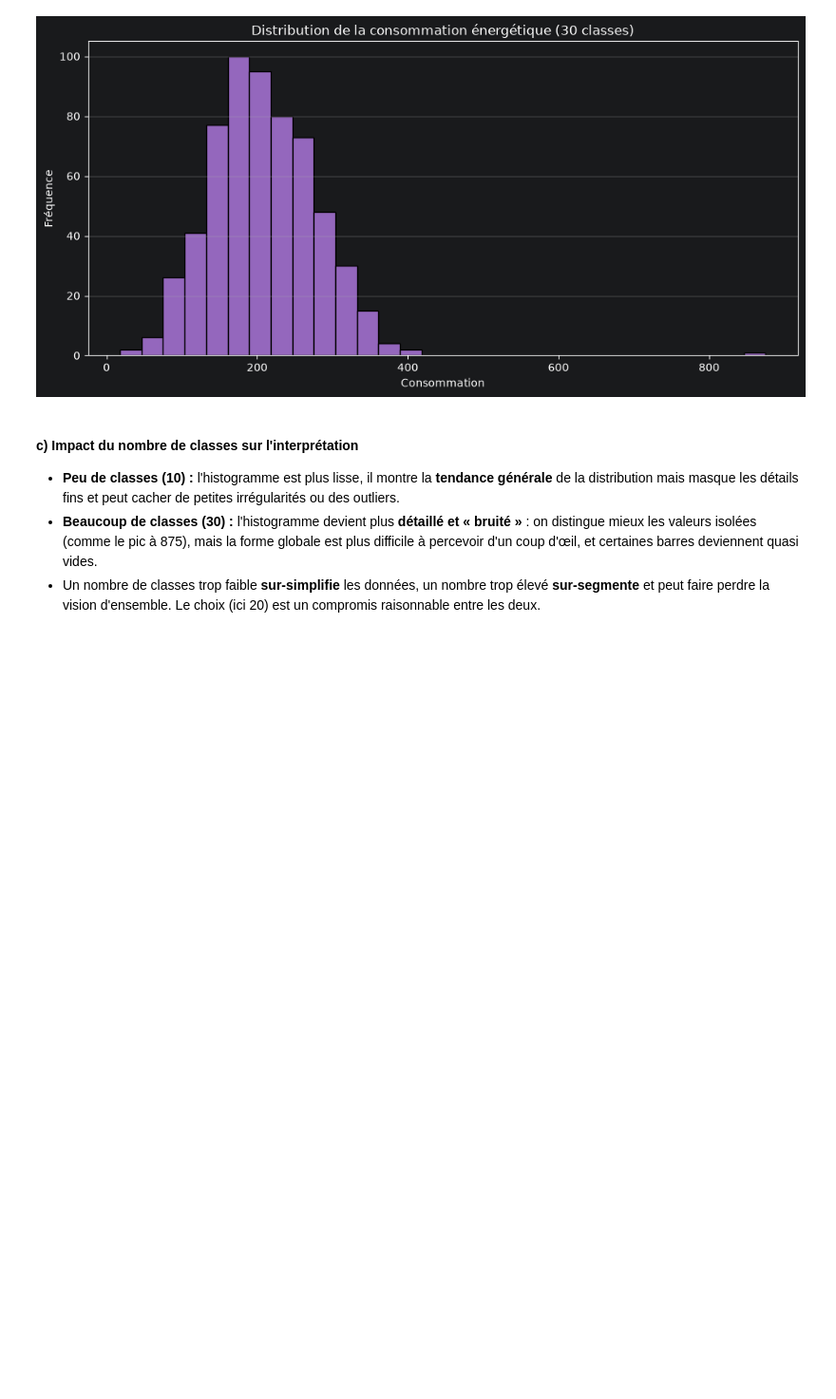
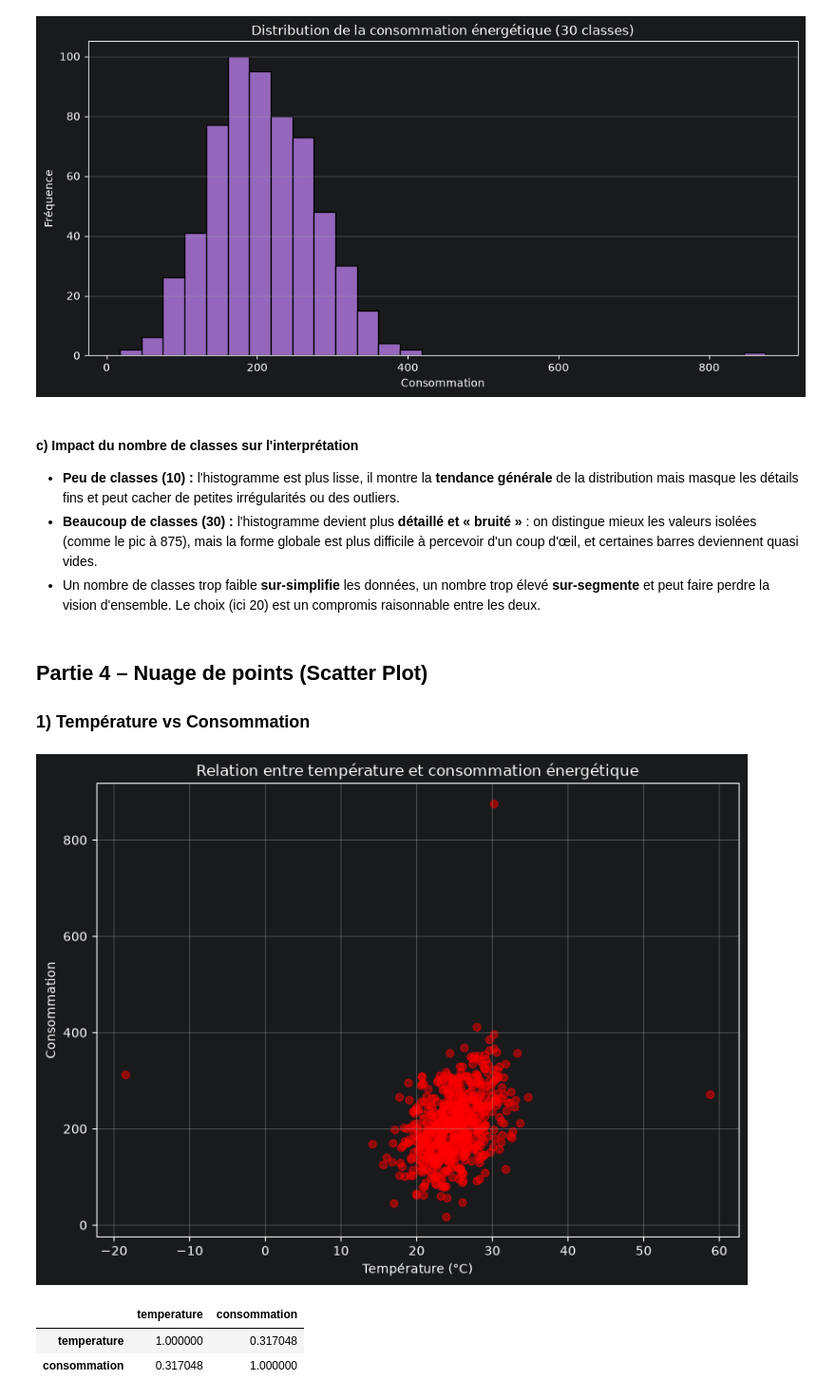
Before and after one commit to massamba0809/atelier_matplotlib_iot, a Jupyter notebook: notebooks/atelier_matplotlib_iot.ipynb, the cells around one changed output. Shown at 95% size. Drawn from its saved outputs; the diff is of its cells as text; code cells hidden in the pictures; blank space fills up the shorter version.

Commit message:
Partie 4 : scatter plot température vs consommation

```diff
--- a/notebooks/atelier_matplotlib_iot.ipynb
+++ b/notebooks/atelier_matplotlib_iot.ipynb
@@ -198,3 +198,24 @@ plt.show()
 - Un nombre de classes trop faible **sur-simplifie** les données, un nombre trop élevé **sur-segmente**
   et peut faire perdre la vision d'ensemble. Le choix (ici 20) est un compromis raisonnable entre les
   deux.
+# %% [markdown]
+## Partie 4 – Nuage de points (Scatter Plot)
+
+### 1) Température vs Consommation
+# %%
+plt.figure(figsize=(8, 6))
+plt.scatter(df["temperature"], df["consommation"], alpha=0.5, color="red")
+plt.title("Relation entre température et consommation énergétique")
+plt.xlabel("Température (°C)")
+plt.ylabel("Consommation")
+plt.grid(True)
+plt.tight_layout()
+plt.show()
+# %% [output]
+[figure, added]
+# %%
+df[["temperature", "consommation"]].corr()
+# %% [output]
+|  | temperature | consommation |
+| temperature | 1.000000 | 0.317048 |
+| consommation | 0.317048 | 1.000000 |
```
